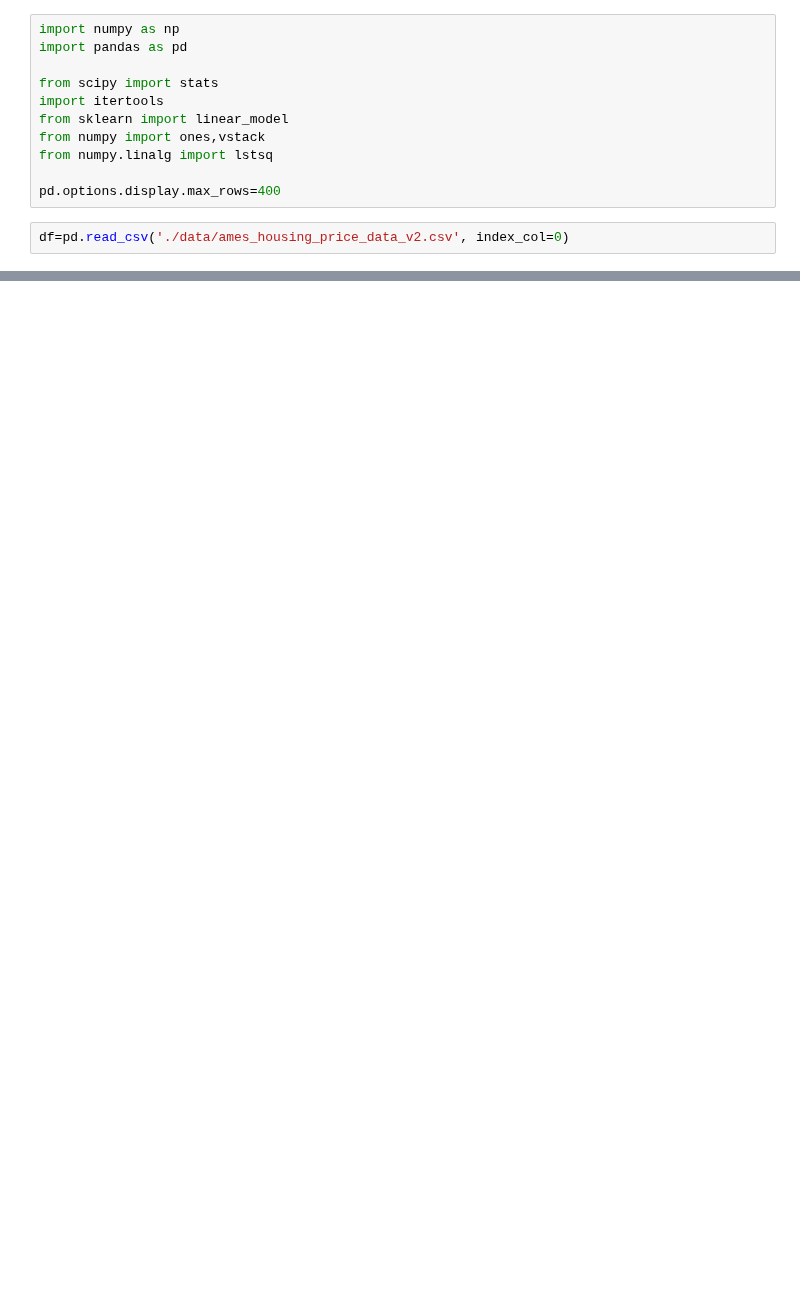
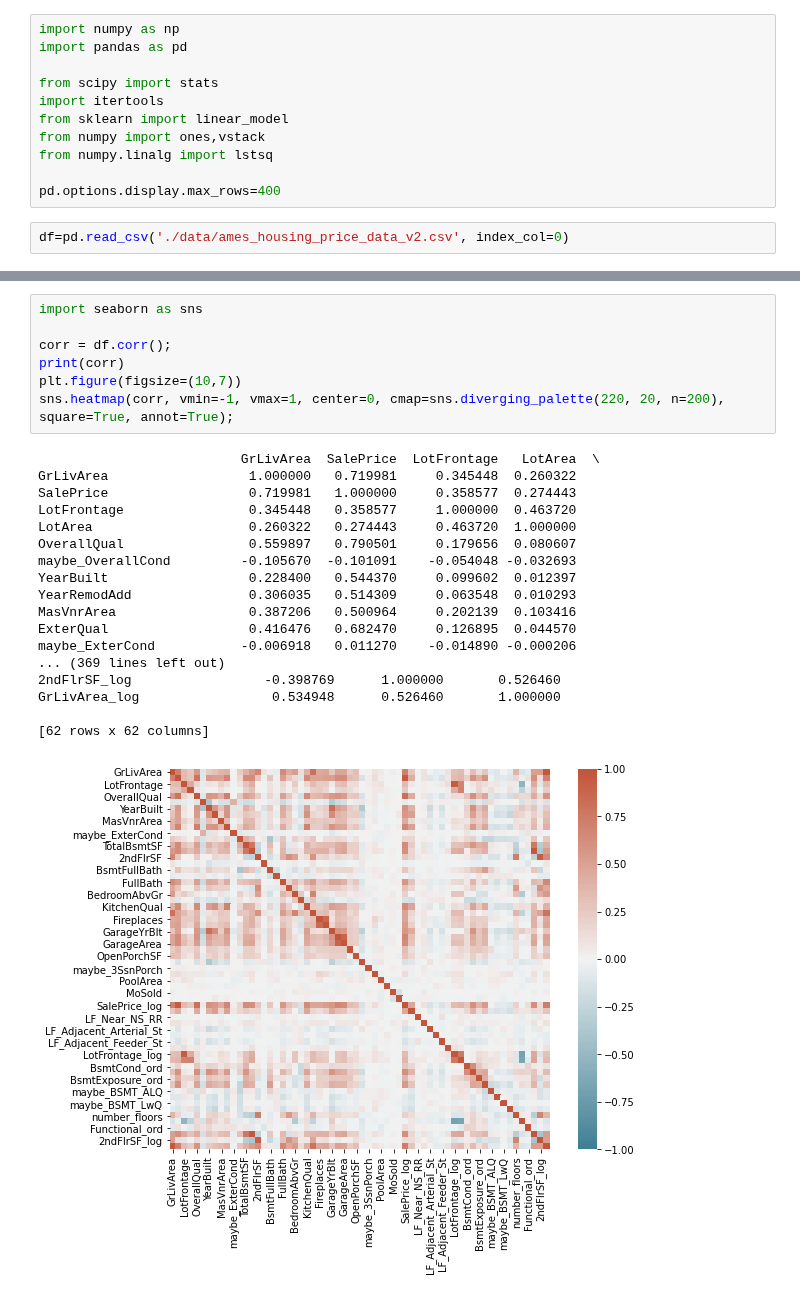
Before and after one commit to kiwymic/operation_goldfish-1, a Jupyter notebook: 02_data_exploration_v01.ipynb, the cells around one changed output, grey strips where cells are left out. Cells and saved outputs as stored; diff of their text form; blank space fills up the shorter version.

```diff
--- a/02_data_exploration_v01.ipynb
+++ b/02_data_exploration_v01.ipynb
@@ -33,0 +142,26 @@ df.head().T
+# %%
+import seaborn as sns
+
+corr = df.corr();
+print(corr)
+plt.figure(figsize=(10,7))
+sns.heatmap(corr, vmin=-1, vmax=1, center=0, cmap=sns.diverging_palette(220, 20, n=200), square=True, annot=True);
+# %% [output]
+                          GrLivArea  SalePrice  LotFrontage   LotArea  \
+GrLivArea                  1.000000   0.719981     0.345448  0.260322
+SalePrice                  0.719981   1.000000     0.358577  0.274443
+LotFrontage                0.345448   0.358577     1.000000  0.463720
+LotArea                    0.260322   0.274443     0.463720  1.000000
+OverallQual                0.559897   0.790501     0.179656  0.080607
+maybe_OverallCond         -0.105670  -0.101091    -0.054048 -0.032693
+YearBuilt                  0.228400   0.544370     0.099602  0.012397
+YearRemodAdd               0.306035   0.514309     0.063548  0.010293
+MasVnrArea                 0.387206   0.500964     0.202139  0.103416
+ExterQual                  0.416476   0.682470     0.126895  0.044570
+maybe_ExterCond           -0.006918   0.011270    -0.014890 -0.000206
+... (369 lines left out)
+2ndFlrSF_log                 -0.398769      1.000000       0.526460
+GrLivArea_log                 0.534948      0.526460       1.000000
+
+[62 rows x 62 columns]
+[figure, added]
```
Also changed, not shown: parts of 8 cells of this notebook, 1 other file.
